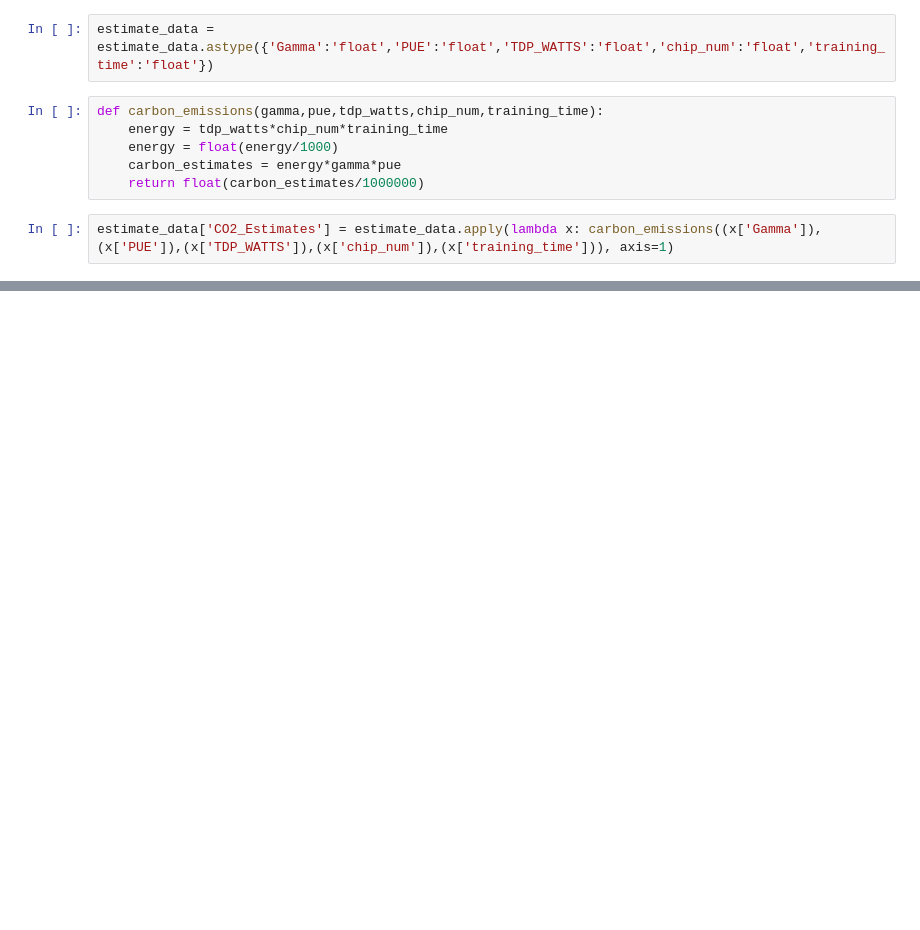
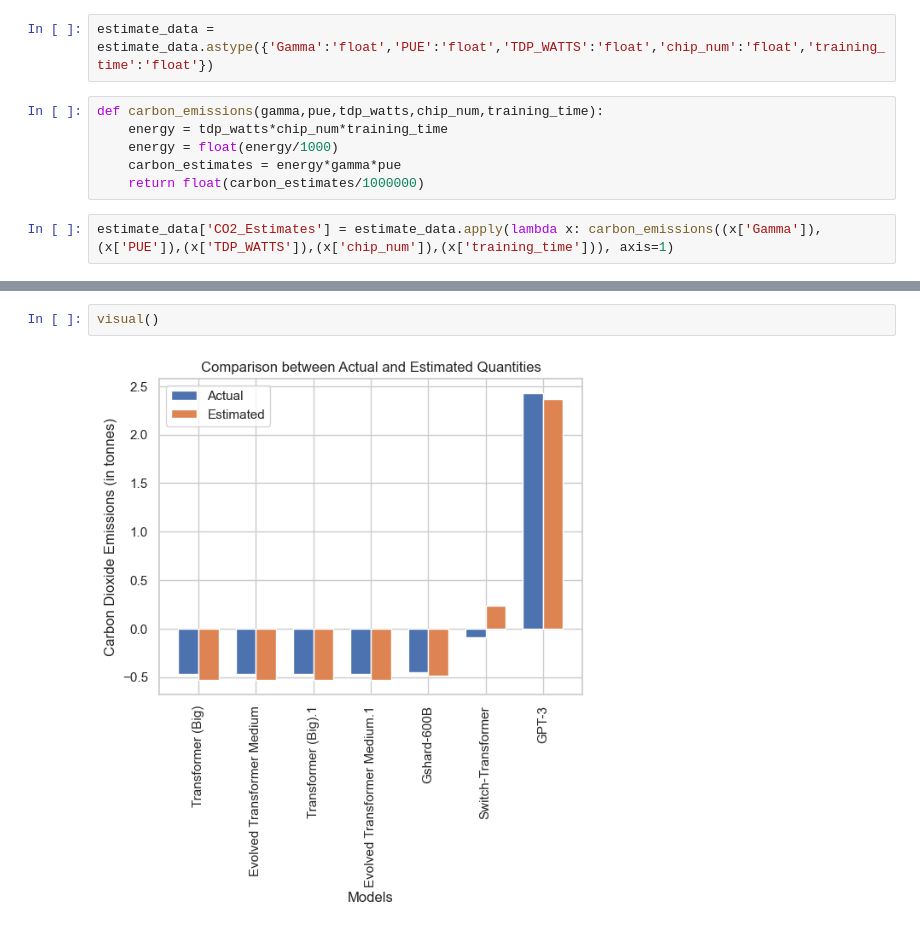
Before and after one commit to Archita93/CarboPrint.ai, a Jupyter notebook: Visualisation.ipynb, the cells around one changed output, grey strips where cells are left out. Cells and saved outputs as stored; diff of their text form; blank space fills up the shorter version.

```diff
--- a/Visualisation.ipynb
+++ b/Visualisation.ipynb
@@ -61,0 +109,4 @@ Text(0, 0.5, 'Carbon dioxide emissions estimated (in tonnes)')
+# %%
+visual()
+# %% [output]
+[figure, added]
```
Also changed, not shown: parts of 5 cells of this notebook.
